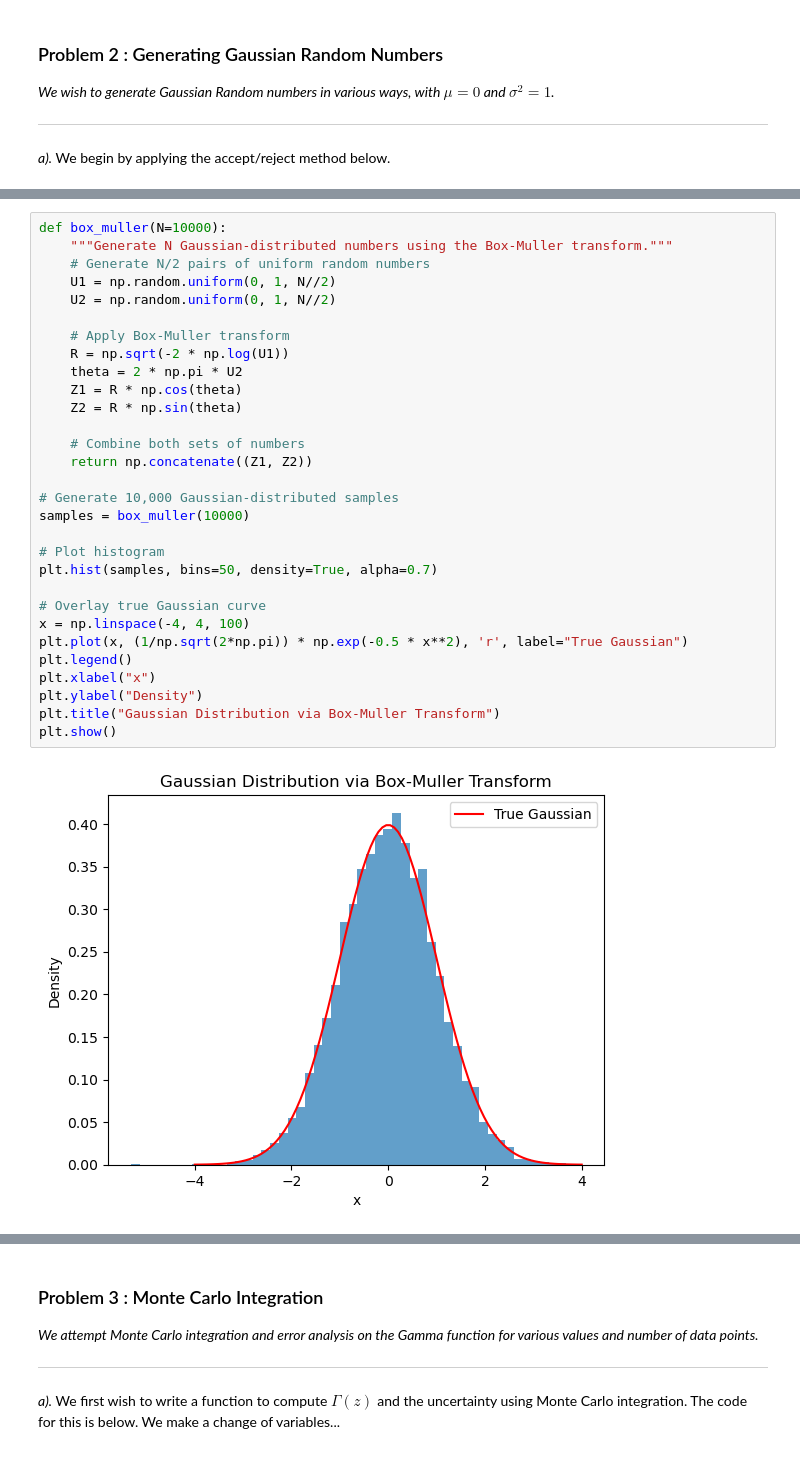
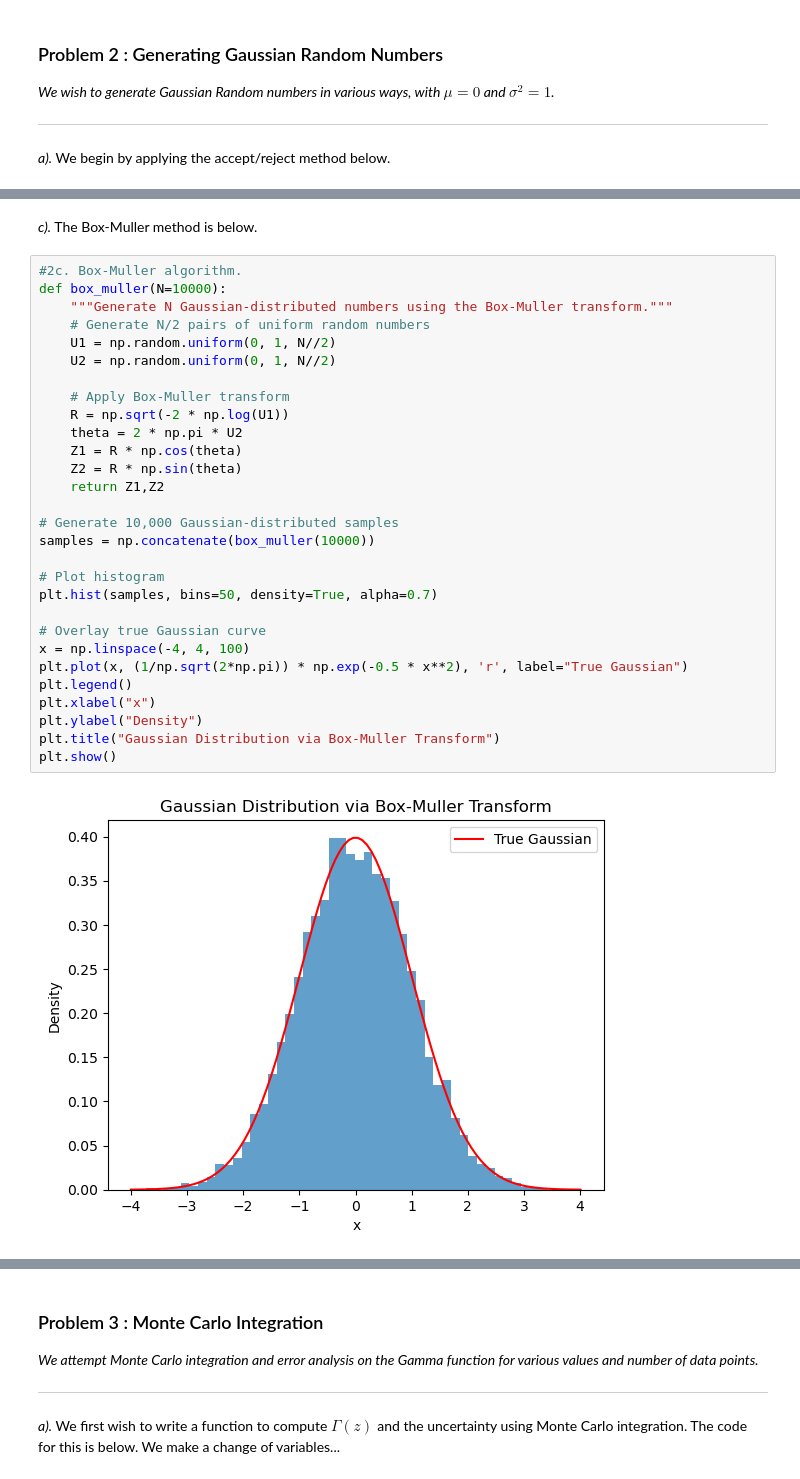
Before and after one commit to aidanwmw/PHYS403, a Jupyter notebook: homework/hw3.ipynb, the cells around one changed output, grey strips where cells are left out. Saved outputs shown, nothing was run; the diff lists cells and outputs as text.

```diff
--- a/homework/hw3.ipynb
+++ b/homework/hw3.ipynb
@@ -118,35 +137,36 @@ plt.title("Gaussian Distribution via Central Limit Theorem")
 plt.show()
 # %% [output]
 [figure]
+# %% [markdown]
+*c).* The Box-Muller method is below.
 # %%
+#2c. Box-Muller algorithm.
 def box_muller(N=10000):
     """Generate N Gaussian-distributed numbers using the Box-Muller transform."""
     # Generate N/2 pairs of uniform random numbers
     U1 = np.random.uniform(0, 1, N//2)
     U2 = np.random.uniform(0, 1, N//2)
 
     # Apply Box-Muller transform
     R = np.sqrt(-2 * np.log(U1))
     theta = 2 * np.pi * U2
     Z1 = R * np.cos(theta)
     Z2 = R * np.sin(theta)
-
-    # Combine both sets of numbers
-    return np.concatenate((Z1, Z2))
+    return Z1,Z2
 
 # Generate 10,000 Gaussian-distributed samples
-samples = box_muller(10000)
+samples = np.concatenate(box_muller(10000))
 
 # Plot histogram
 plt.hist(samples, bins=50, density=True, alpha=0.7)
 
 # Overlay true Gaussian curve
 x = np.linspace(-4, 4, 100)
 plt.plot(x, (1/np.sqrt(2*np.pi)) * np.exp(-0.5 * x**2), 'r', label="True Gaussian")
 plt.legend()
 plt.xlabel("x")
 plt.ylabel("Density")
 plt.title("Gaussian Distribution via Box-Muller Transform")
 plt.show()
 # %% [output]
-[figure, old version]
+[figure, new version]
```
Also changed, not shown: parts of 14 cells of this notebook.
